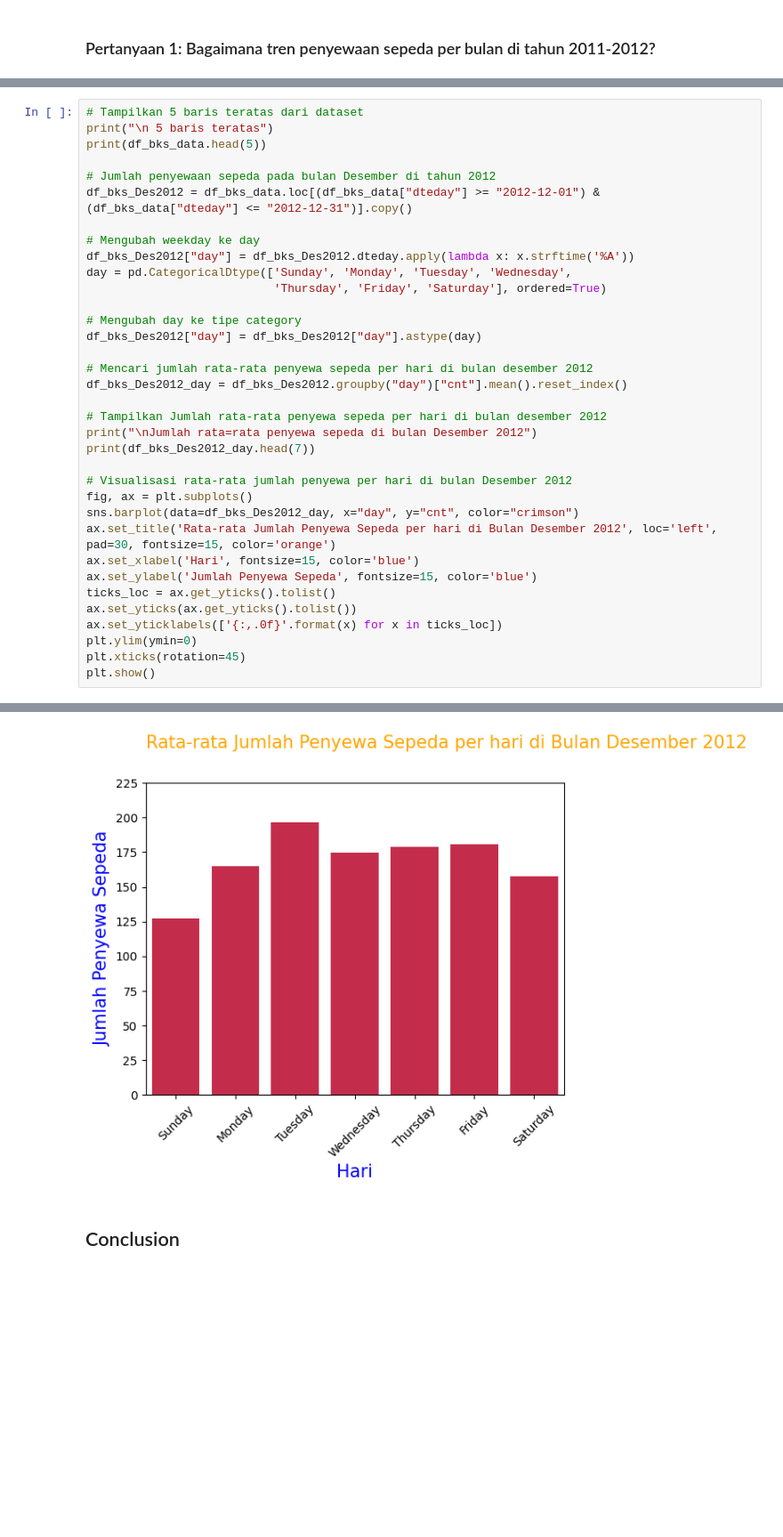
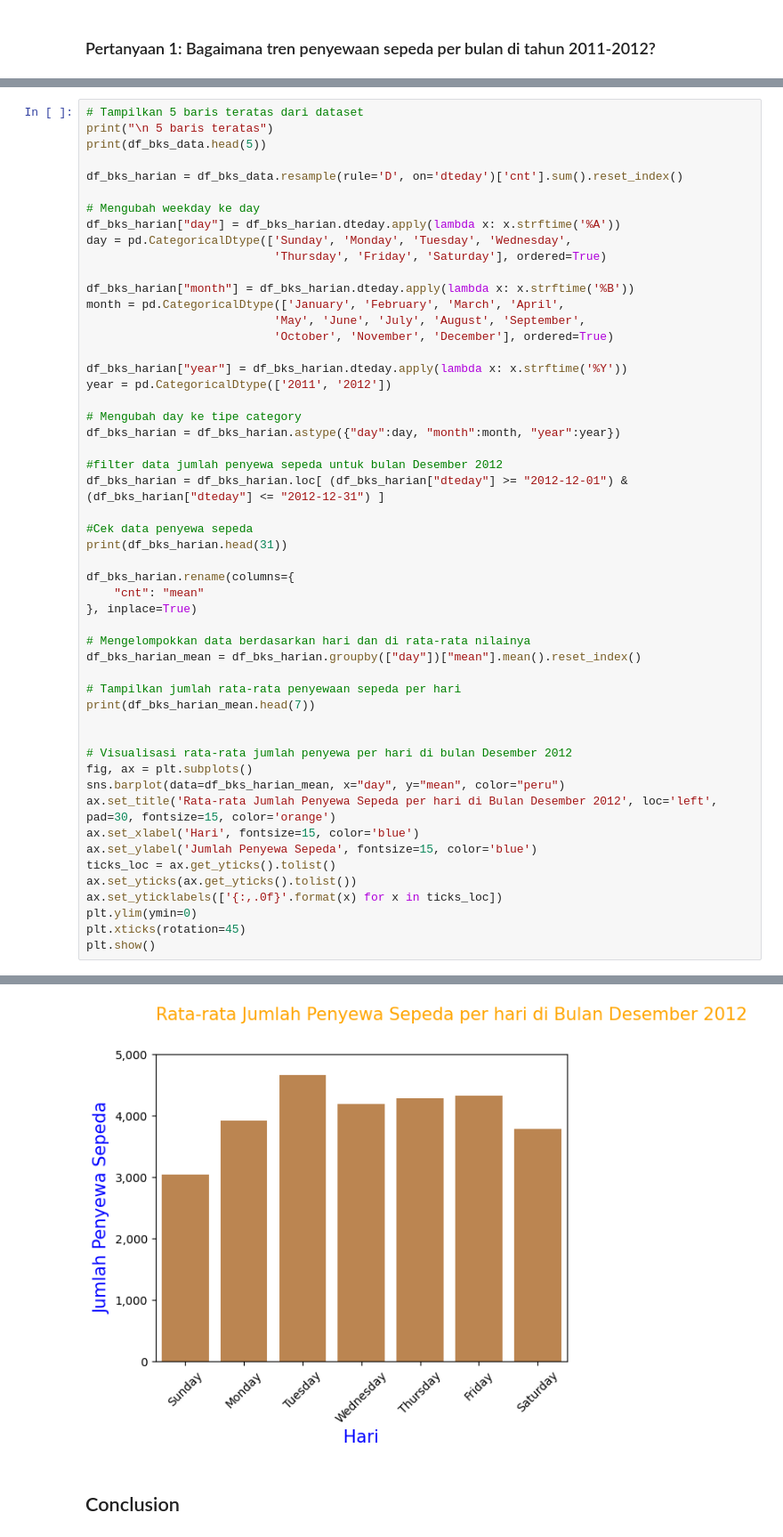
Before and after one commit to Jischak/submission, a Jupyter notebook: notebook.ipynb, the cells around one changed output, grey strips where cells are left out. Shown at 89% size. Drawn from its saved outputs; the diff is of its cells as text; blank space fills up the shorter version.

```diff
--- a/notebook.ipynb
+++ b/notebook.ipynb
@@ -353,27 +397,44 @@ plt.show()
 print("\n 5 baris teratas")
 print(df_bks_data.head(5))
 
-# Jumlah penyewaan sepeda pada bulan Desember di tahun 2012
-df_bks_Des2012 = df_bks_data.loc[(df_bks_data["dteday"] >= "2012-12-01") & (df_bks_data["dteday"] <= "2012-12-31")].copy()
+df_bks_harian = df_bks_data.resample(rule='D', on='dteday')['cnt'].sum().reset_index()
 
 # Mengubah weekday ke day
-df_bks_Des2012["day"] = df_bks_Des2012.dteday.apply(lambda x: x.strftime('%A'))
+df_bks_harian["day"] = df_bks_harian.dteday.apply(lambda x: x.strftime('%A'))
 day = pd.CategoricalDtype(['Sunday', 'Monday', 'Tuesday', 'Wednesday',
                            'Thursday', 'Friday', 'Saturday'], ordered=True)
 
+df_bks_harian["month"] = df_bks_harian.dteday.apply(lambda x: x.strftime('%B'))
+month = pd.CategoricalDtype(['January', 'February', 'March', 'April',
+                           'May', 'June', 'July', 'August', 'September',
+                           'October', 'November', 'December'], ordered=True)
+
+df_bks_harian["year"] = df_bks_harian.dteday.apply(lambda x: x.strftime('%Y'))
+year = pd.CategoricalDtype(['2011', '2012'])
+
 # Mengubah day ke tipe category
-df_bks_Des2012["day"] = df_bks_Des2012["day"].astype(day)
+df_bks_harian = df_bks_harian.astype({"day":day, "month":month, "year":year})
 
-# Mencari jumlah rata-rata penyewa sepeda per hari di bulan desember 2012
-df_bks_Des2012_day = df_bks_Des2012.groupby("day")["cnt"].mean().reset_index()
+#filter data jumlah penyewa sepeda untuk bulan Desember 2012
+df_bks_harian = df_bks_harian.loc[ (df_bks_harian["dteday"] >= "2012-12-01") & (df_bks_harian["dteday"] <= "2012-12-31") ]
 
-# Tampilkan Jumlah rata-rata penyewa sepeda per hari di bulan desember 2012
-print("\nJumlah rata=rata penyewa sepeda di bulan Desember 2012")
-print(df_bks_Des2012_day.head(7))
+#Cek data penyewa sepeda
+print(df_bks_harian.head(31))
+
+df_bks_harian.rename(columns={
+    "cnt": "mean"
+}, inplace=True)
+
+# Mengelompokkan data berdasarkan hari dan di rata-rata nilainya
+df_bks_harian_mean = df_bks_harian.groupby(["day"])["mean"].mean().reset_index()
+
+# Tampilkan jumlah rata-rata penyewaan sepeda per hari
+print(df_bks_harian_mean.head(7))
+
 
 # Visualisasi rata-rata jumlah penyewa per hari di bulan Desember 2012
 fig, ax = plt.subplots()
-sns.barplot(data=df_bks_Des2012_day, x="day", y="cnt", color="crimson")
+sns.barplot(data=df_bks_harian_mean, x="day", y="mean", color="peru")
 ax.set_title('Rata-rata Jumlah Penyewa Sepeda per hari di Bulan Desember 2012', loc='left', pad=30, fontsize=15, color='orange')
 ax.set_xlabel('Hari', fontsize=15, color='blue')
 ax.set_ylabel('Jumlah Penyewa Sepeda', fontsize=15, color='blue')
@@ -404,4 +465,4 @@ plt.show()
-[figure, old version]
+[figure, new version]
 # %% [markdown]
 ## Conclusion
 # %% [markdown]
```
Also changed, not shown: parts of 14 cells of this notebook.
